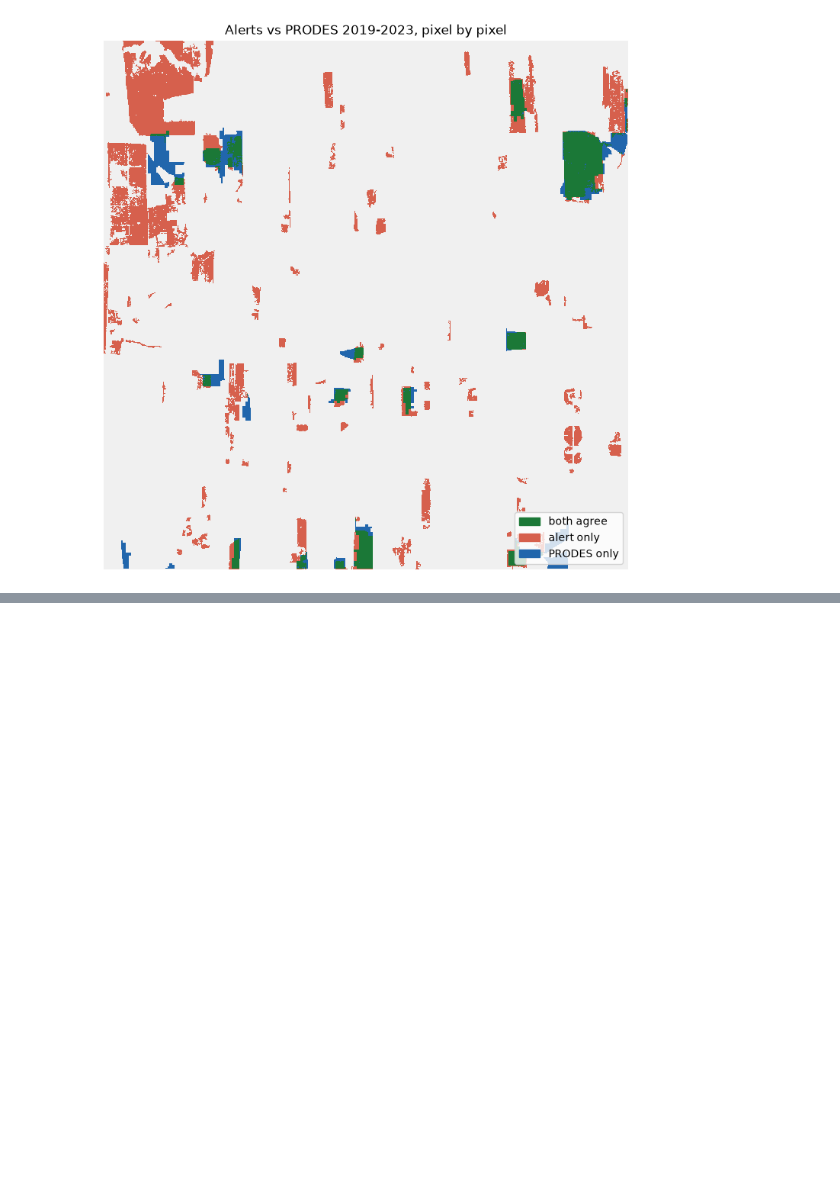
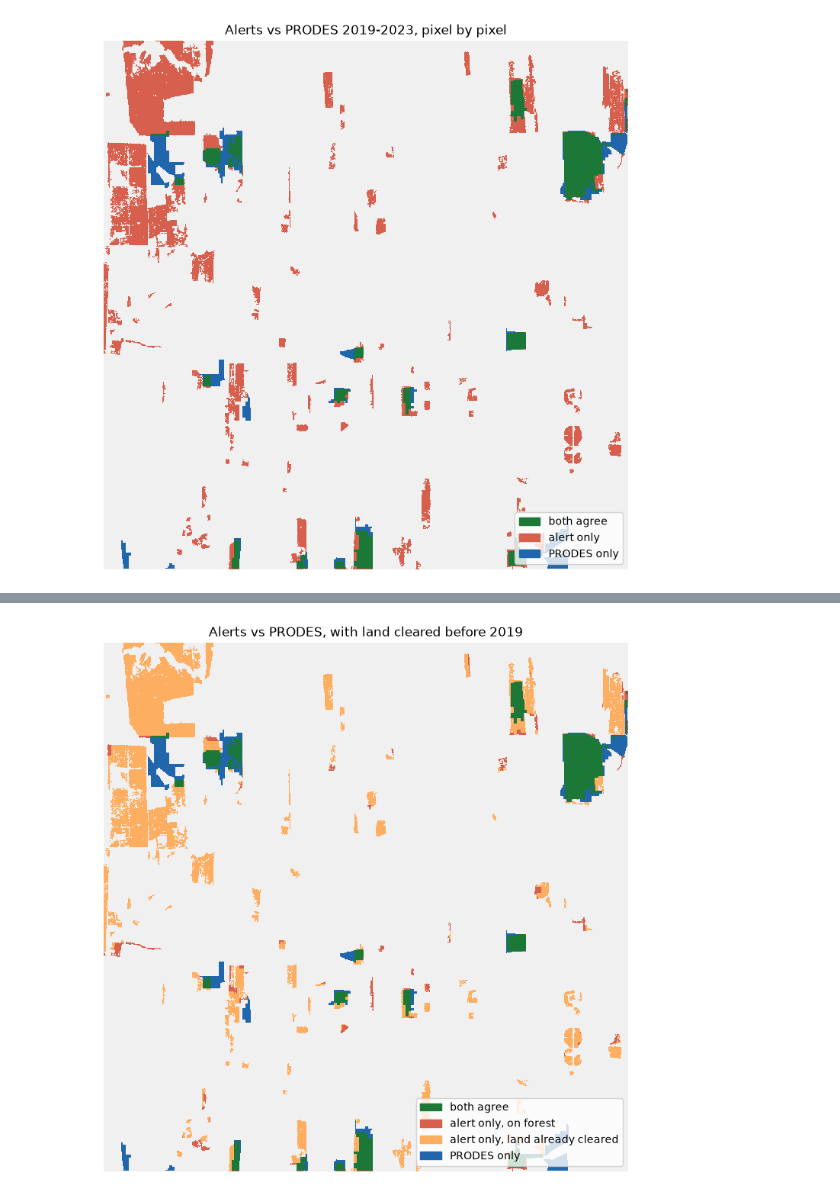
Before and after one commit to AngelicaIseni/Deforestation-Detection, a Jupyter notebook: Validation.ipynb, the cells around one changed output, grey strips where cells are left out. Drawn from its saved outputs; the diff is of its cells as text; code cells hidden in the pictures; blank space fills up the shorter version.

```diff
--- a/Validation.ipynb
+++ b/Validation.ipynb
@@ -270,3 +281,6 @@ len(prodes2)
 # %%
-len(prodes3)
+accumulated_utm = accumulated.to_crs(ndvi_raster.rio.crs)
+accumulated_mask = rasterize(accumulated_utm.geometry, out_shape=ndvi_raster.shape,
+                             transform=ndvi_raster.rio.transform(), fill=0, dtype="uint8")
+print(accumulated_mask.sum(), "pixels")
 # %% [output]
@@ -280,3 +299,9 @@ Name: count, dtype: int64
 # %%
-aoi = gpd.GeoDataFrame(geometry=[box(*bbox)], crs="EPSG:4326").to_crs(prodes1.crs)
-prodes_change1 = gpd.clip(prodes1, aoi)
+accumulated_bool = accumulated_mask.astype(bool)
+earlier_bool = earlier_mask.astype(bool)
+not_forest_2018 = accumulated_bool | earlier_bool
+
+n_acc, n_rec, n_union = accumulated_bool.sum(), earlier_bool.sum(), not_forest_2018.sum()
+print(n_acc, n_rec, n_union)
+print("overlap:", n_acc + n_rec - n_union)
+print(f"not forest in 2018: {not_forest_2018.mean():.1%} of the AOI")
@@ -287,0 +318,11 @@ prodes_mask1 = rasterize(prodes1_utm.geometry, out_shape=ndvi_raster.shape,
+# %%
+fp_mask = alerts_bool & ~prodes_bool
+fp_cleared = fp_mask & not_forest_2018       # on land already cleared
+fp_forest = fp_mask & ~not_forest_2018       # on standing forest
+
+print(f"false positives:            {fp_mask.sum() / 100:8.1f} ha")
+print(f"  on land already cleared:  {fp_cleared.sum() / 100:8.1f} ha "
+      f"({fp_cleared.sum() / fp_mask.sum():.1%})")
+print(f"  on standing forest:       {fp_forest.sum() / 100:8.1f} ha "
+      f"({fp_forest.sum() / fp_mask.sum():.1%})")
+print("PRODES pixels inside the mask:", (prodes_bool & not_forest_2018).sum())
@@ -287,0 +357,21 @@ prodes_mask1 = rasterize(prodes1_utm.geometry, out_shape=ndvi_raster.shape,
+# %%
+classes = np.zeros(alerts_bool.shape, dtype="uint8")
+classes[alerts_bool & prodes_bool] = 1     # both agree
+classes[fp_forest] = 2                     # alert only, on forest
+classes[fp_cleared] = 3                    # alert only, on land already cleared
+classes[~alerts_bool & prodes_bool] = 4    # PRODES only
+
+colors = ["#f0f0f0", "#1b7837", "#d6604d", "#fdae61", "#2166ac"]
+labels = ["neither", "both agree", "alert only, on forest",
+          "alert only, land already cleared", "PRODES only"]
+
+fig, ax = plt.subplots(figsize=(9, 9))
+ax.imshow(classes, cmap=ListedColormap(colors), interpolation="nearest")
+ax.legend(handles=[Patch(color=c, label=l) for c, l in zip(colors[1:], labels[1:])],
+          loc="lower right")
+ax.set_title("Alerts vs PRODES, with land cleared before 2019")
+ax.set_axis_off()
+plt.savefig("outputs/prodes_confusion_map_4classes.png", dpi=150, bbox_inches="tight")
+plt.show()
+# %% [output]
+[figure, added]
```
Also changed, not shown: parts of 15 cells of this notebook.
